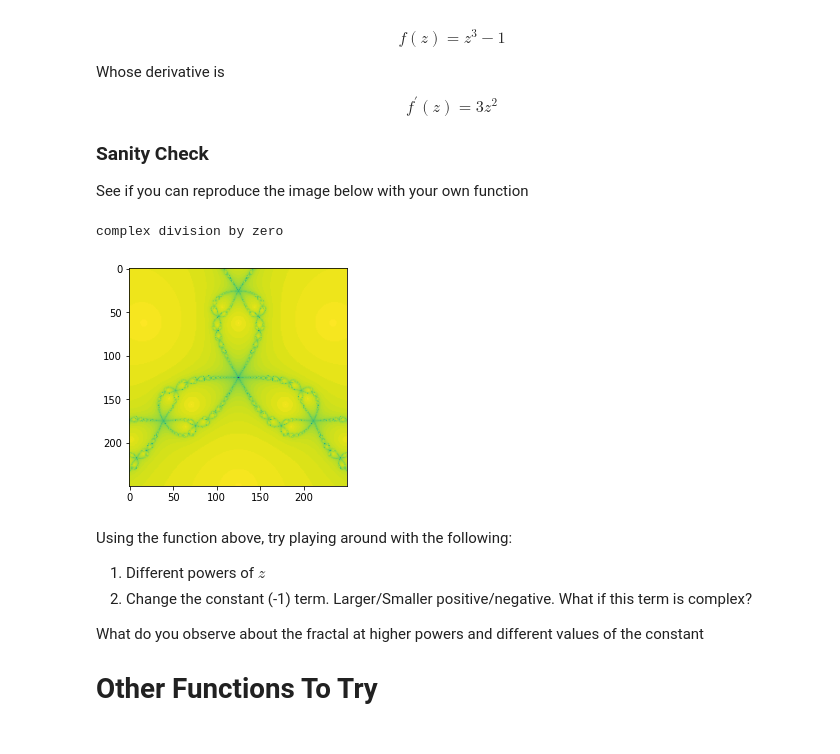
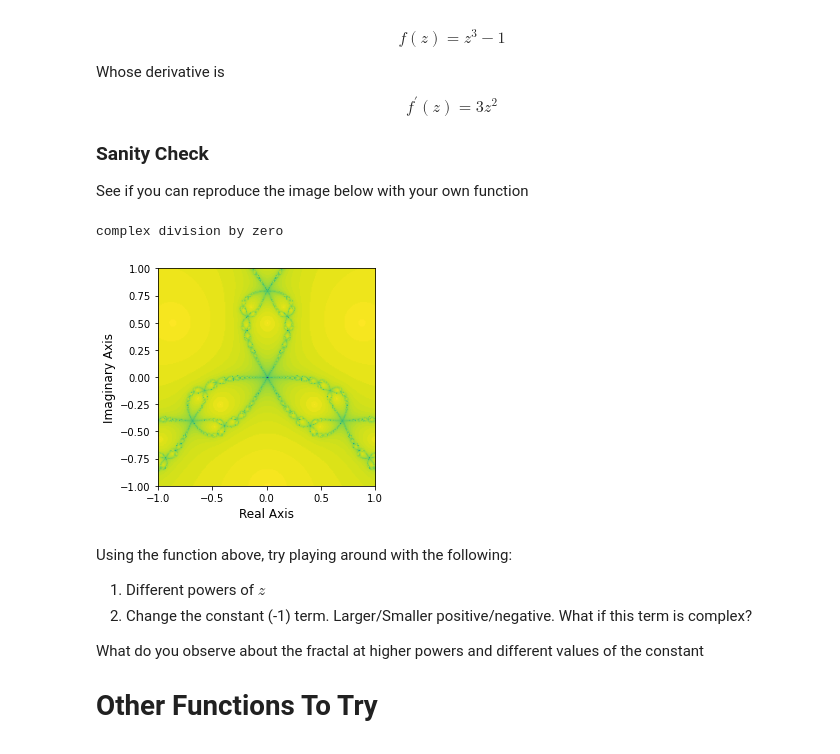
Before and after one commit to cybera/mathscovery, a Jupyter notebook: notebooks/fractals/Fractals.ipynb, the cells around one changed output. Cells and saved outputs as stored; diff of their text form; code cells hidden in the pictures.

```diff
--- a/notebooks/fractals/Fractals.ipynb
+++ b/notebooks/fractals/Fractals.ipynb
@@ -337,20 +341,22 @@ See if you can reproduce the image below with your own function
 # %%
 def function(z):
     return z**3 - 1
 
 def derivative(z):
     return 3 * z ** 2
 
 bounds = [-1,1,-1,1]
 
 newton_args = dict(fprime = derivative, f = function, max_iter = 200, prec = 1e-6)
 X = FF.CreateImageMap(FF.NewtonRaphsonFact, newton_args, bounds, height=250, width=250)
 
-plt.imshow(X)
+plt.imshow(X, extent=bounds)
+plt.xlabel("Real Axis", size = 12)
+plt.ylabel("Imaginary Axis", size = 12)
 plt.show()
 # %% [output]
 complex division by zero
-[figure, old version]
+[figure, new version]
 # %% [markdown]
 Using the function above, try playing around with the following:
 
```
Also changed, not shown: parts of 4 cells of this notebook.
